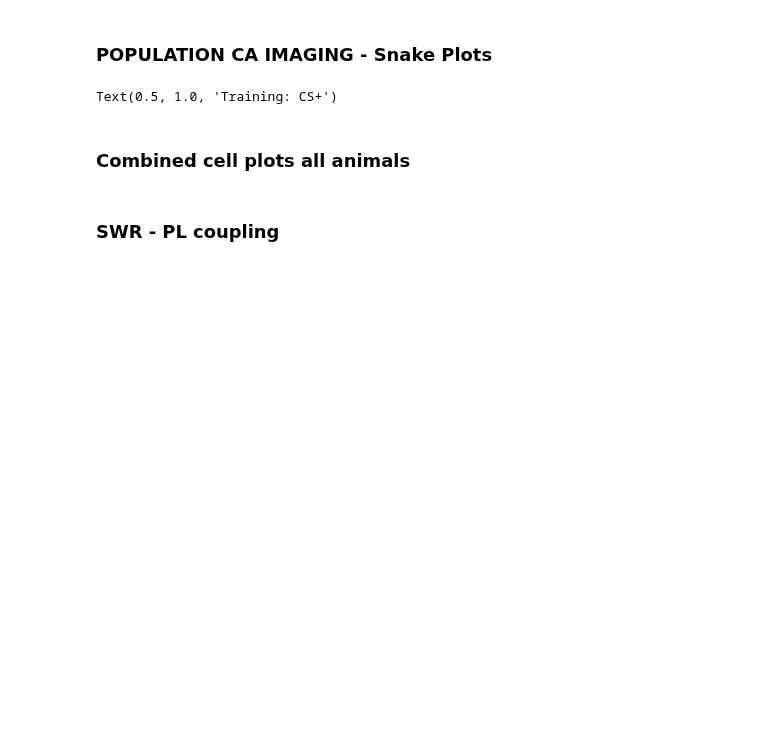
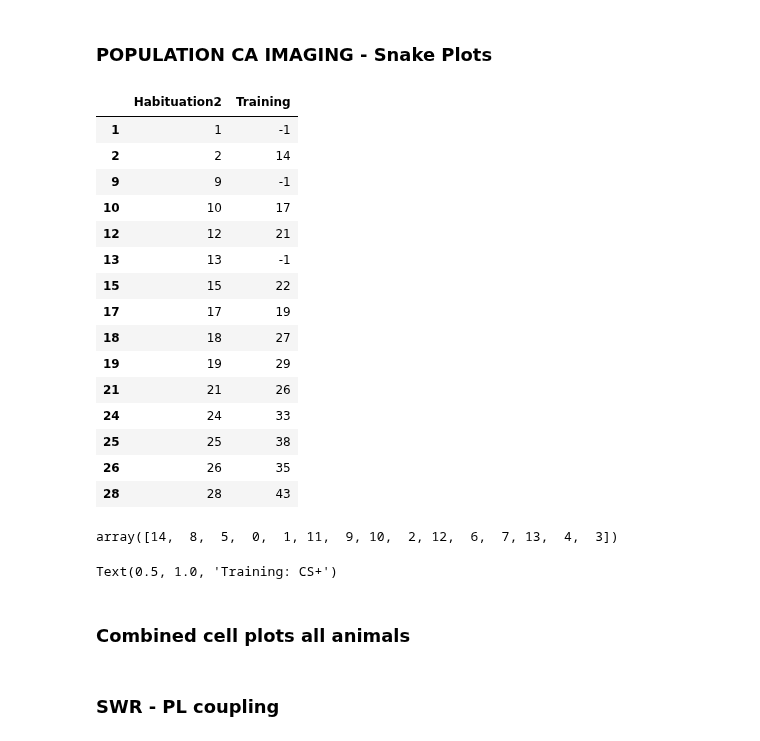
Before and after one commit to nkinsky/TraceFC, a Jupyter notebook: Notebooks/SfN_2022_Poster.ipynb, the cells around one changed output. Cells and saved outputs as stored; diff of their text form; code cells hidden in the pictures; blank space fills up the shorter version.

```diff
--- a/Notebooks/SfN_2022_Poster.ipynb
+++ b/Notebooks/SfN_2022_Poster.ipynb
@@ -180,2 +274,29 @@ for a, rgroup, sesh_name, CStype in zip(ax_snake[0], rastgroups, sessions, CS_ty
         sort_ids.append(ids)
         a.set_title(f"{sesh_name}: {CStype}", fontdict={'fontsize': 32})
+# %%
+map_use = msm.grab_map(['Habituation2', 'Recall1'], coactive_only=True)
+cells_to_grab = map_use['Habituation2'].values  # Get cells active in this session
+# %%
+map_use = msm.grab_map(['Habituation2', 'Training'], coactive_only=False).loc[cells_to_grab]
+map_use
+# %% [output]
+|  | Habituation2 | Training |
+| 1 | 1 | -1 |
+| 2 | 2 | 14 |
+| 9 | 9 | -1 |
+| 10 | 10 | 17 |
+| 12 | 12 | 21 |
+| 13 | 13 | -1 |
+| 15 | 15 | 22 |
+| 17 | 17 | 19 |
+| 18 | 18 | 27 |
+| 19 | 19 | 29 |
+| 21 | 21 | 26 |
+| 24 | 24 | 33 |
+| 25 | 25 | 38 |
+| 26 | 26 | 35 |
+| 28 | 28 | 43 |
+# %%
+sort_id
+# %% [output]
+array([14,  8,  5,  0,  1, 11,  9, 10,  2, 12,  6,  7, 13,  4,  3])
```
Also changed, not shown: parts of 36 cells of this notebook, 2 other files.
